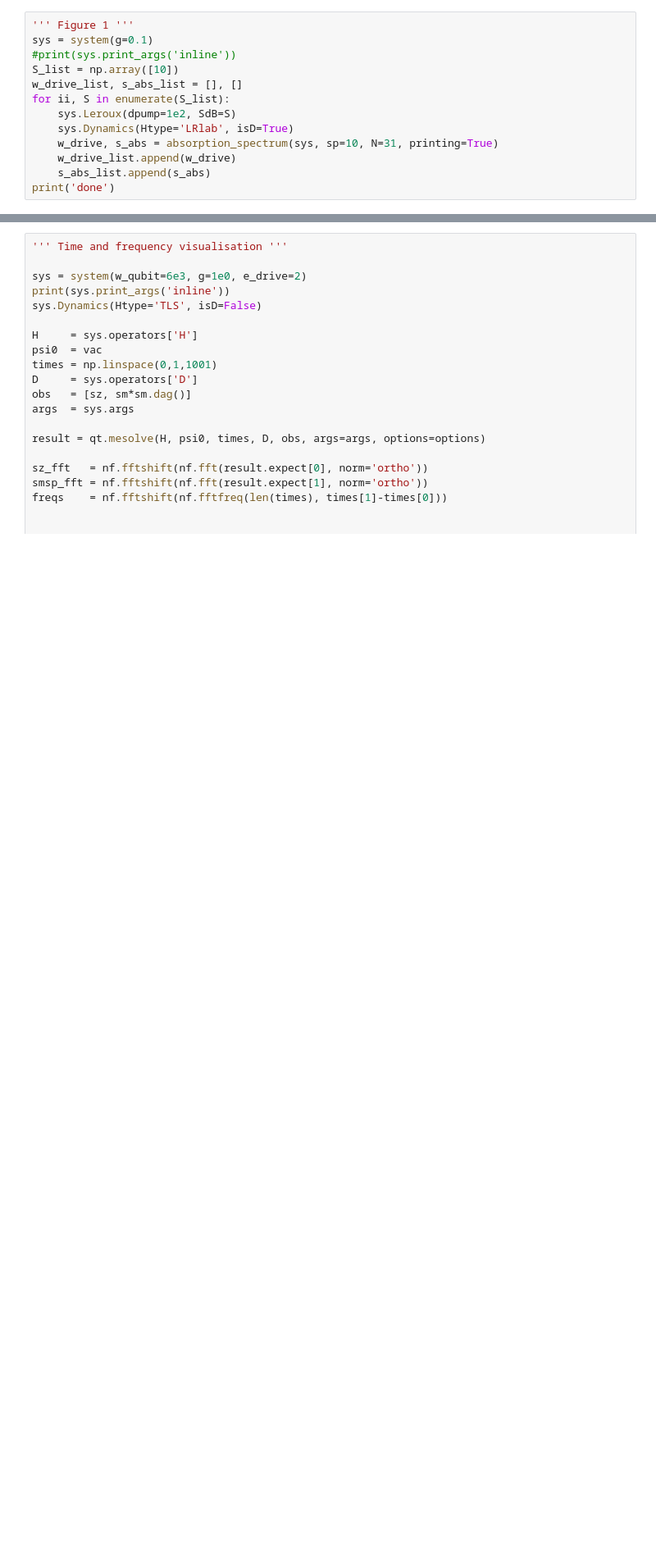
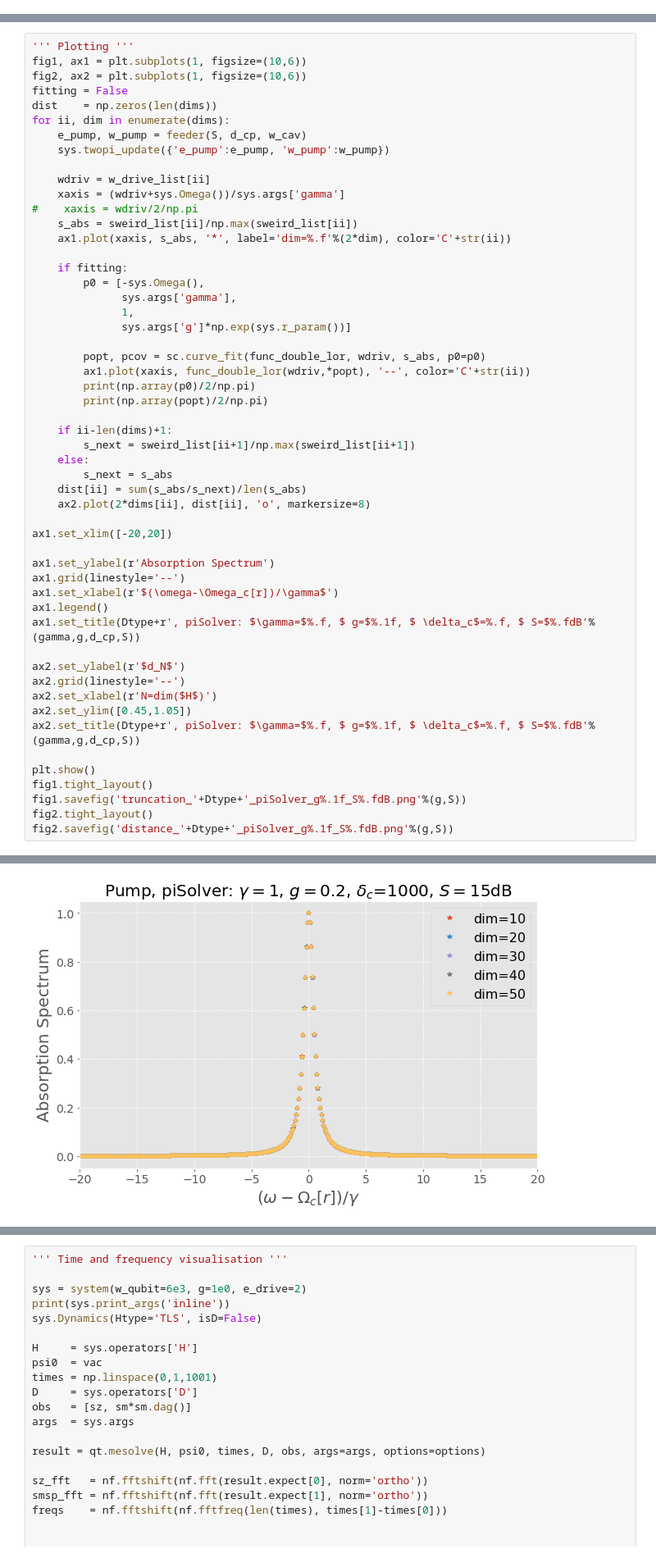
Before and after one commit to MVillius/star3gate, a Jupyter notebook: Full_0.ipynb, the cells around one changed output, grey strips where cells are left out. Shown at 82% size. Cells and saved outputs as stored; diff of their text form; blank space fills up the shorter version.

```diff
--- a/Full_0.ipynb
+++ b/Full_0.ipynb
@@ -361,13 +441,0 @@ def eigenspectrum(sys, Htype, sweep_key, sweep_key_list):
-# %%
-''' Figure 1 '''
-sys = system(g=0.1)
-#print(sys.print_args('inline'))
-S_list = np.array([10])
-w_drive_list, s_abs_list = [], []
-for ii, S in enumerate(S_list):
-    sys.Leroux(dpump=1e2, SdB=S)
-    sys.Dynamics(Htype='LRlab', isD=True)
-    w_drive, s_abs = absorption_spectrum(sys, sp=10, N=31, printing=True)
-    w_drive_list.append(w_drive)
-    s_abs_list.append(s_abs)
-print('done')
@@ -409,0 +493,54 @@ sys.argsg*np.exp(sys.r_param())
+# %%
+''' Plotting '''
+fig1, ax1 = plt.subplots(1, figsize=(10,6))
+fig2, ax2 = plt.subplots(1, figsize=(10,6))
+fitting = False
+dist    = np.zeros(len(dims))
+for ii, dim in enumerate(dims):
+    e_pump, w_pump = feeder(S, d_cp, w_cav)
+    sys.twopi_update({'e_pump':e_pump, 'w_pump':w_pump})
+
+    wdriv = w_drive_list[ii]
+    xaxis = (wdriv+sys.Omega())/sys.args['gamma']
+#    xaxis = wdriv/2/np.pi
+    s_abs = sweird_list[ii]/np.max(sweird_list[ii])
+    ax1.plot(xaxis, s_abs, '*', label='dim=%.f'%(2*dim), color='C'+str(ii))
+
+    if fitting:
+        p0 = [-sys.Omega(),
+              sys.args['gamma'],
+              1,
+              sys.args['g']*np.exp(sys.r_param())]
+
+        popt, pcov = sc.curve_fit(func_double_lor, wdriv, s_abs, p0=p0)
+        ax1.plot(xaxis, func_double_lor(wdriv,*popt), '--', color='C'+str(ii))
+        print(np.array(p0)/2/np.pi)
+        print(np.array(popt)/2/np.pi)
+
+    if ii-len(dims)+1:
+        s_next = sweird_list[ii+1]/np.max(sweird_list[ii+1])
+    else:
+        s_next = s_abs
+    dist[ii] = sum(s_abs/s_next)/len(s_abs)
+    ax2.plot(2*dims[ii], dist[ii], 'o', markersize=8)
+
+ax1.set_xlim([-20,20])
+
+ax1.set_ylabel(r'Absorption Spectrum')
+ax1.grid(linestyle='--')
+ax1.set_xlabel(r'$(\omega-\Omega_c[r])/\gamma$')
+ax1.legend()
+ax1.set_title(Dtype+r', piSolver: $\gamma=$%.f, $ g=$%.1f, $ \delta_c$=%.f, $ S=$%.fdB'%(gamma,g,d_cp,S))
+
+ax2.set_ylabel(r'$d_N$')
+ax2.grid(linestyle='--')
+ax2.set_xlabel(r'N=dim($H$)')
+ax2.set_ylim([0.45,1.05])
+ax2.set_title(Dtype+r', piSolver: $\gamma=$%.f, $ g=$%.1f, $ \delta_c$=%.f, $ S=$%.fdB'%(gamma,g,d_cp,S))
+
+plt.show()
+fig1.tight_layout()
+fig1.savefig('truncation_'+Dtype+'_piSolver_g%.1f_S%.fdB.png'%(g,S))
+fig2.tight_layout()
+fig2.savefig('distance_'+Dtype+'_piSolver_g%.1f_S%.fdB.png'%(g,S))
+# %% [output]
@@ -409,0 +552 @@ sys.argsg*np.exp(sys.r_param())
+[figure, added]
```
Also changed, not shown: parts of 28 cells of this notebook.
